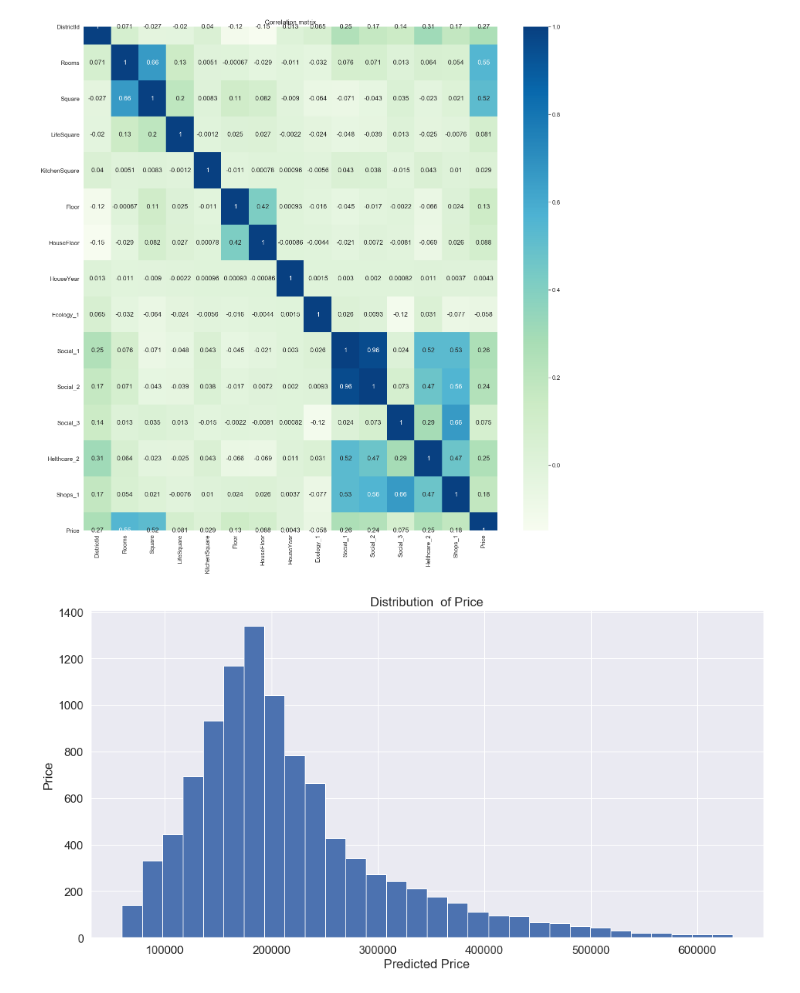
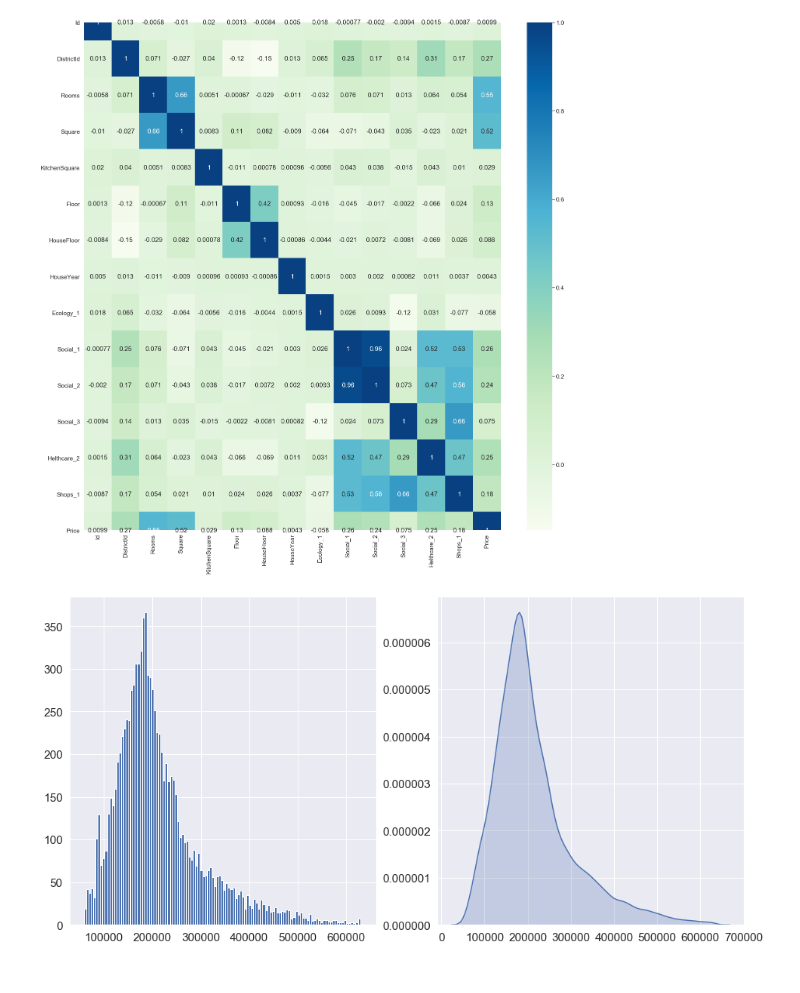
Before and after one commit to ksn38/sklearn, a Jupyter notebook: solution.ipynb, the cells around one changed output. Drawn from its saved outputs; the diff is of its cells as text; code cells hidden in the pictures.

```diff
--- a/solution.ipynb
+++ b/solution.ipynb
@@ -1,32 +1,28 @@
 # %%
 import numpy as np
 import pandas as pd
 from sklearn.preprocessing import StandardScaler
 from sklearn.linear_model import LinearRegression
 from sklearn.metrics import r2_score
 from sklearn.model_selection import train_test_split
 import seaborn as sns
 import matplotlib.pyplot as plt
 
 a = pd.read_csv('train.csv')
 df0 = a.drop('Healthcare_1', axis=1)
-df0 = df0.drop('Id', axis=1)
-#df0['first_floor'] = df0['Floor'] == 1
+df0 = df0.drop('LifeSquare', axis=1)
 
 plt.figure(figsize=(24,24))
-
 sns.set(font_scale=1.4)
 sns.heatmap(df0.corr(),cmap='GnBu',annot=True)
-
-plt.title('Correlation matrix')
 plt.show()
 
 plt.figure(figsize=(16,8))
-df0.Price.hist(bins=30)
-plt.xlabel('Predicted Price')
-plt.ylabel('Price')
-plt.title('Distribution  of Price')
+plt.subplot(121)
+df0['Price'].hist(bins=120)
+plt.subplot(122)
+sns.kdeplot(df0['Price'],shade=True,legend=False)
 plt.show()
 # %% [output]
-[figure, old version]
+[figure, new version]
-[figure, old version]
+[figure, new version]
```
Also changed, not shown: parts of 14 cells of this notebook.
